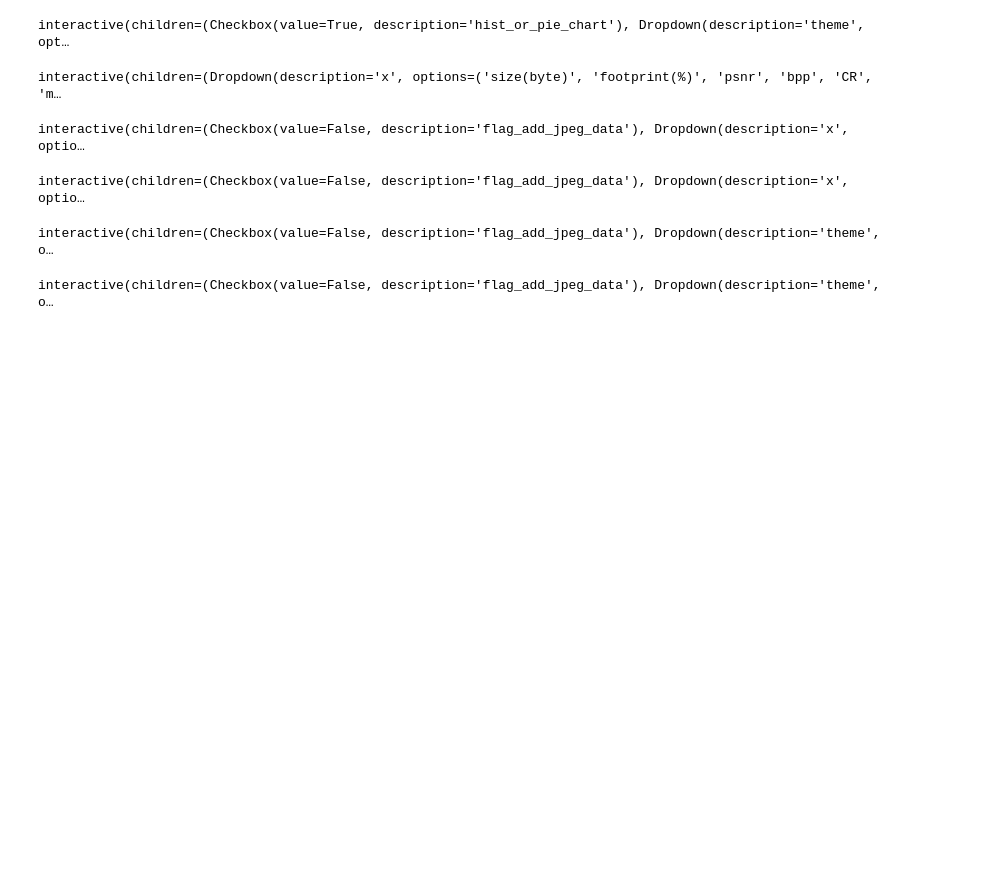
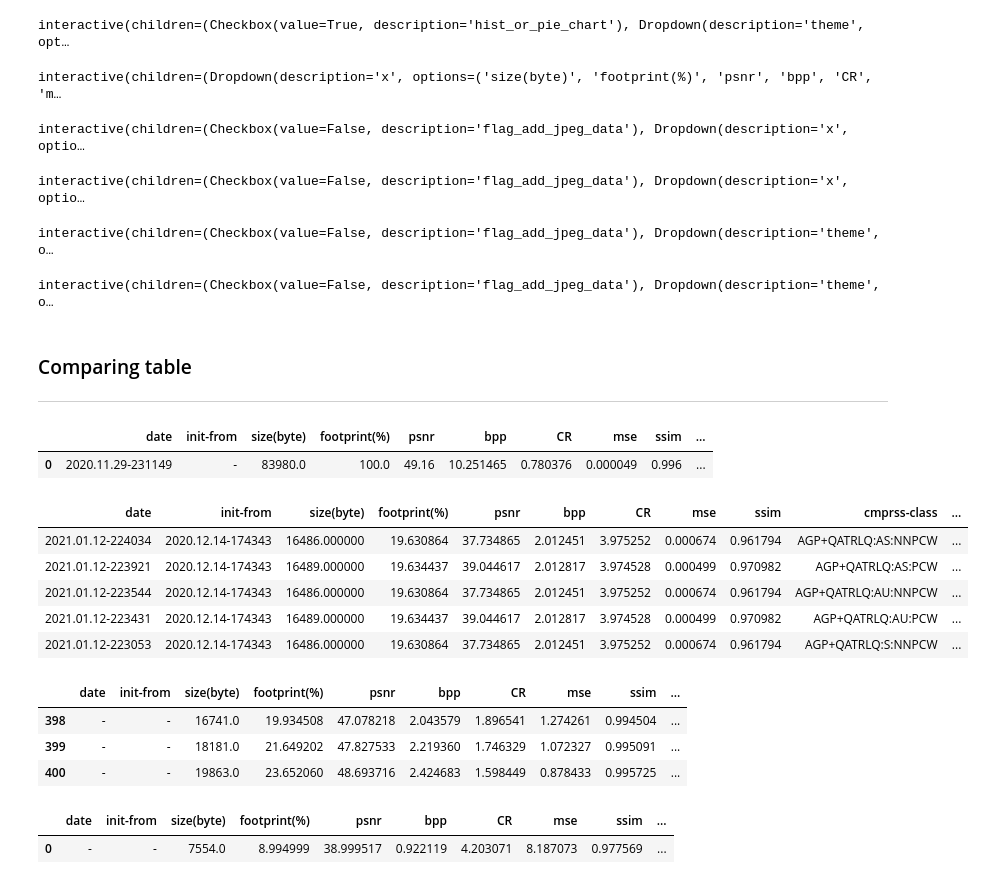
Before and after one commit to franec94/distiller, a Jupyter notebook: examples/analyze_quant_data/analize_one_qat_dataset_interactive.ipynb, the cells around one changed output. Drawn from its saved outputs; the diff is of its cells as text; code cells hidden in the pictures; blank space fills up the shorter version.

```diff
--- a/examples/analyze_quant_data/analize_one_qat_dataset_interactive.ipynb
+++ b/examples/analyze_quant_data/analize_one_qat_dataset_interactive.ipynb
@@ -276,3 +277,46 @@ def scatter_plot(flag_add_jpeg_data=False, theme=list(cf.themes.THEMES.keys()),
     pass
 # %% [output]
 interactive(children=(Checkbox(value=False, description='flag_add_jpeg_data'), Dropdown(description='theme', o…
+# %% [markdown]
+### Comparing table
+---
+# %%
+baseline_data = ['2020.11.29-231149','-',20995*32/8,100.,49.16,20995*32/(256*256), (256*256*8)/(20995*32), 4.86e-5,9.96e-1,'Baseline-n_hf64-n_hl5', 'BASELINE']
+columns = 'date,init-from,size(byte),footprint(%),psnr,bpp,CR,mse,ssim,cmprss-class,cmprss-class-2'.split(",")
+baseline_data_df = pd.DataFrame([baseline_data], columns = columns)
+baseline_data_df
+# %% [output]
+|  | date | init-from | size(byte) | footprint(%) | psnr | bpp | CR | mse | ssim | ... |
+| 0 | 2020.11.29-231149 | - | 83980.0 | 100.0 | 49.16 | 10.251465 | 0.780376 | 0.000049 | 0.996 | ... |
+# %%
+list_df = []
+for gp_name, gp_data in qat_df.groupby(by = ['cmprss-class']):
+    psnr_max = max(gp_data["psnr"].values)
+    first_row_max_psnr = gp_data[gp_data["psnr"] == psnr_max].iloc[0,:]
+    list_df.append(first_row_max_psnr)
+    pass
+siren_qatrlq_best_df = pd.DataFrame(list_df)
+siren_qatrlq_best_df.head(5).style.hide_index()
+# %% [output]
+| date | init-from | size(byte) | footprint(%) | psnr | bpp | CR | mse | ssim | cmprss-class | ... |
+| 2021.01.12-224034 | 2020.12.14-174343 | 16486.000000 | 19.630864 | 37.734865 | 2.012451 | 3.975252 | 0.000674 | 0.961794 | AGP+QATRLQ:AS:NNPCW | ... |
+| 2021.01.12-223921 | 2020.12.14-174343 | 16489.000000 | 19.634437 | 39.044617 | 2.012817 | 3.974528 | 0.000499 | 0.970982 | AGP+QATRLQ:AS:PCW | ... |
+| 2021.01.12-223544 | 2020.12.14-174343 | 16486.000000 | 19.630864 | 37.734865 | 2.012451 | 3.975252 | 0.000674 | 0.961794 | AGP+QATRLQ:AU:NNPCW | ... |
+| 2021.01.12-223431 | 2020.12.14-174343 | 16489.000000 | 19.634437 | 39.044617 | 2.012817 | 3.974528 | 0.000499 | 0.970982 | AGP+QATRLQ:AU:PCW | ... |
+| 2021.01.12-223053 | 2020.12.14-174343 | 16486.000000 | 19.630864 | 37.734865 | 2.012451 | 3.975252 | 0.000674 | 0.961794 | AGP+QATRLQ:S:NNPCW | ... |
+# %%
+best_nth_jpge_df = jpeg_df.tail(3)
+best_nth_jpge_df
+# %% [output]
+|  | date | init-from | size(byte) | footprint(%) | psnr | bpp | CR | mse | ssim | ... |
+| 398 | - | - | 16741.0 | 19.934508 | 47.078218 | 2.043579 | 1.896541 | 1.274261 | 0.994504 | ... |
+| 399 | - | - | 18181.0 | 21.649202 | 47.827533 | 2.219360 | 1.746329 | 1.072327 | 0.995091 | ... |
+| 400 | - | - | 19863.0 | 23.652060 | 48.693716 | 2.424683 | 1.598449 | 0.878433 | 0.995725 | ... |
+# %%
+tmp_jpeg_df = jpeg_df[jpeg_df["psnr"] <= max(qat_df["psnr"].values)]
+best_jpeg_equal_lower_qat_data = tmp_jpeg_df.sort_values(by = ["psnr"], ascending = False).iloc[0,:]
+best_jpeg_equal_lower_qat_data = pd.DataFrame([best_jpeg_equal_lower_qat_data.values], columns = best_jpeg_equal_lower_qat_data.index)
+best_jpeg_equal_lower_qat_data
+# %% [output]
+|  | date | init-from | size(byte) | footprint(%) | psnr | bpp | CR | mse | ssim | ... |
+| 0 | - | - | 7554.0 | 8.994999 | 38.999517 | 0.922119 | 4.203071 | 8.187073 | 0.977569 | ... |
```
Also changed, not shown: parts of 3 cells of this notebook, 2 other files.
